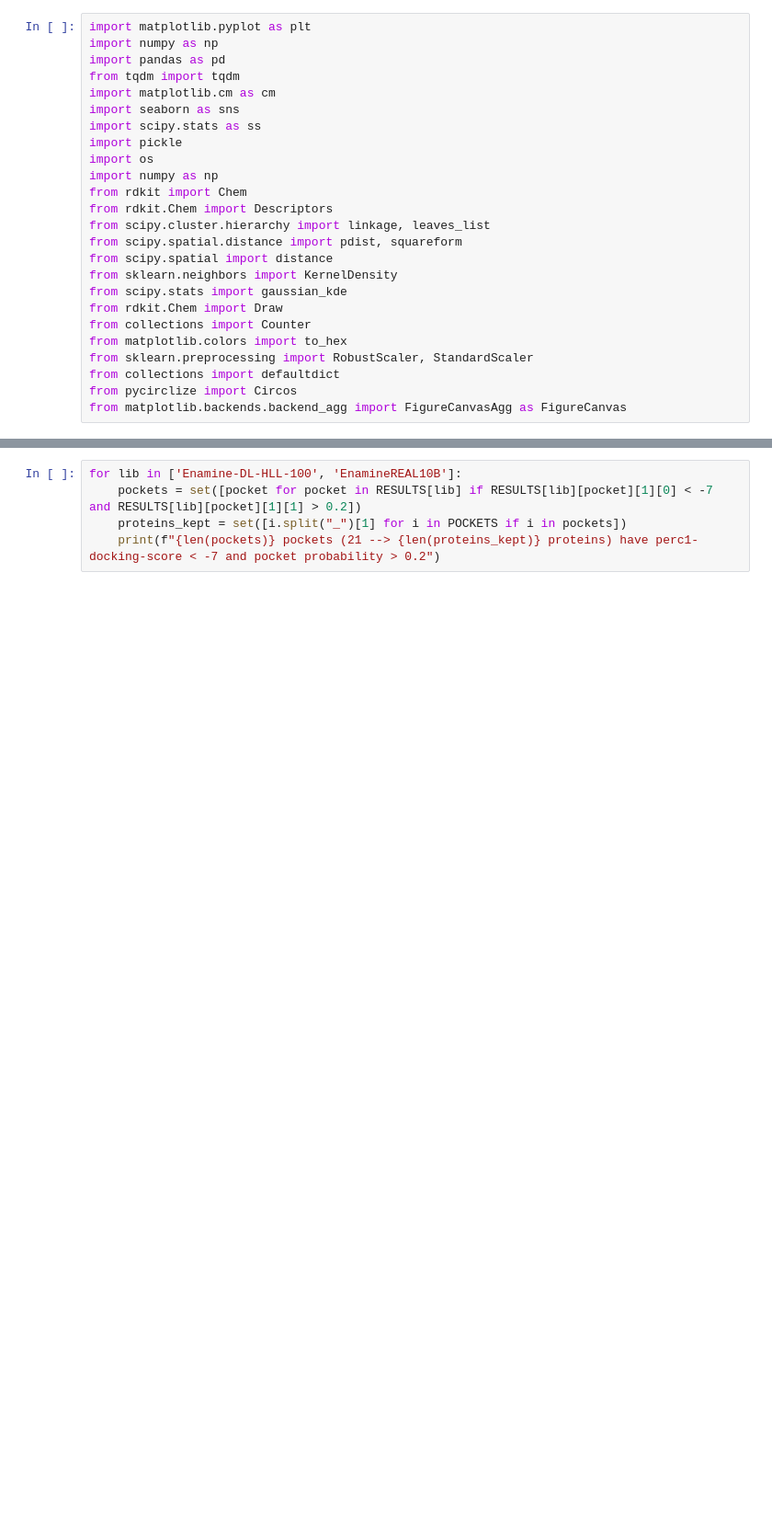
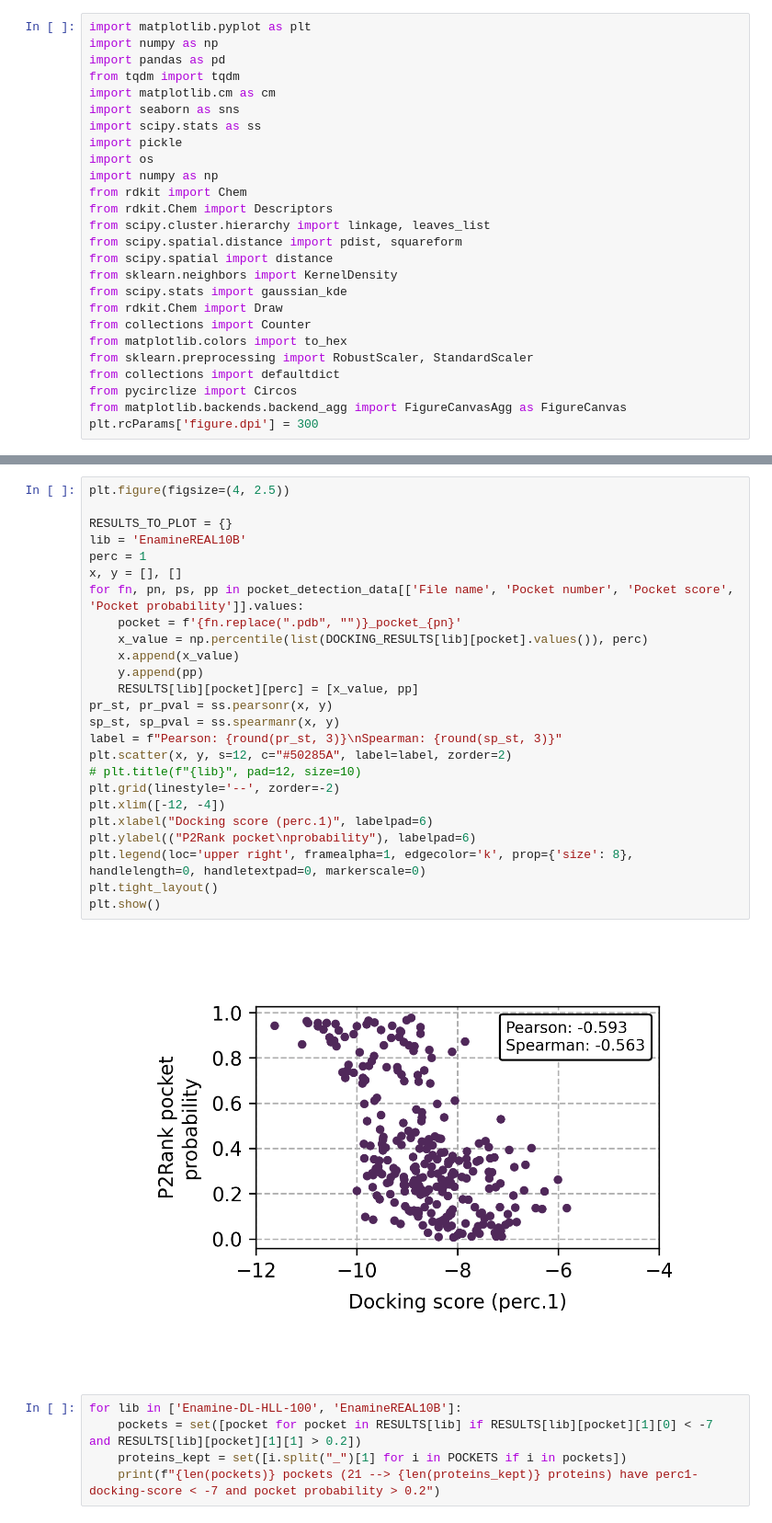
Before and after one commit to ersilia-os/mtb-targeted-protein-degradation, a Jupyter notebook: notebooks/46_docking_normalization.ipynb, the cells around one changed output, grey strips where cells are left out. Shown at 92% size. Cells and saved outputs as stored; diff of their text form; blank space fills up the shorter version.

```diff
--- a/notebooks/46_docking_normalization.ipynb
+++ b/notebooks/46_docking_normalization.ipynb
@@ -23,6 +23,7 @@ from sklearn.preprocessing import RobustScaler, StandardScaler
 from collections import defaultdict
 from pycirclize import Circos
 from matplotlib.backends.backend_agg import FigureCanvasAgg as FigureCanvas
+plt.rcParams['figure.dpi'] = 300
 # %%
 # Define some paths
 root = '../../../Documents/mtb-targeted-protein-degradation/notebooks'
@@ -100,6 +99,33 @@ for lib in DOCKING_RESULTS:
 # %% [output]
 [figure]
 [figure]
+# %%
+plt.figure(figsize=(4, 2.5))
+
+RESULTS_TO_PLOT = {}
+lib = 'EnamineREAL10B'
+perc = 1
+x, y = [], []
+for fn, pn, ps, pp in pocket_detection_data[['File name', 'Pocket number', 'Pocket score', 'Pocket probability']].values:
+    pocket = f'{fn.replace(".pdb", "")}_pocket_{pn}'
+    x_value = np.percentile(list(DOCKING_RESULTS[lib][pocket].values()), perc)
+    x.append(x_value)
+    y.append(pp)
+    RESULTS[lib][pocket][perc] = [x_value, pp]
+pr_st, pr_pval = ss.pearsonr(x, y)
+sp_st, sp_pval = ss.spearmanr(x, y)
+label = f"Pearson: {round(pr_st, 3)}\nSpearman: {round(sp_st, 3)}"
+plt.scatter(x, y, s=12, c="#50285A", label=label, zorder=2)
+# plt.title(f"{lib}", pad=12, size=10)
+plt.grid(linestyle='--', zorder=-2)
+plt.xlim([-12, -4])
+plt.xlabel("Docking score (perc.1)", labelpad=6)
+plt.ylabel(("P2Rank pocket\nprobability"), labelpad=6)
+plt.legend(loc='upper right', framealpha=1, edgecolor='k', prop={'size': 8}, handlelength=0, handletextpad=0, markerscale=0)
+plt.tight_layout()
+plt.show()
+# %% [output]
+[figure, added]
 # %%
 for lib in ['Enamine-DL-HLL-100', 'EnamineREAL10B']:
     pockets = set([pocket for pocket in RESULTS[lib] if RESULTS[lib][pocket][1][0] < -7 and RESULTS[lib][pocket][1][1] > 0.2])
```
Also changed, not shown: parts of 1 cell of this notebook, 3 other files.
